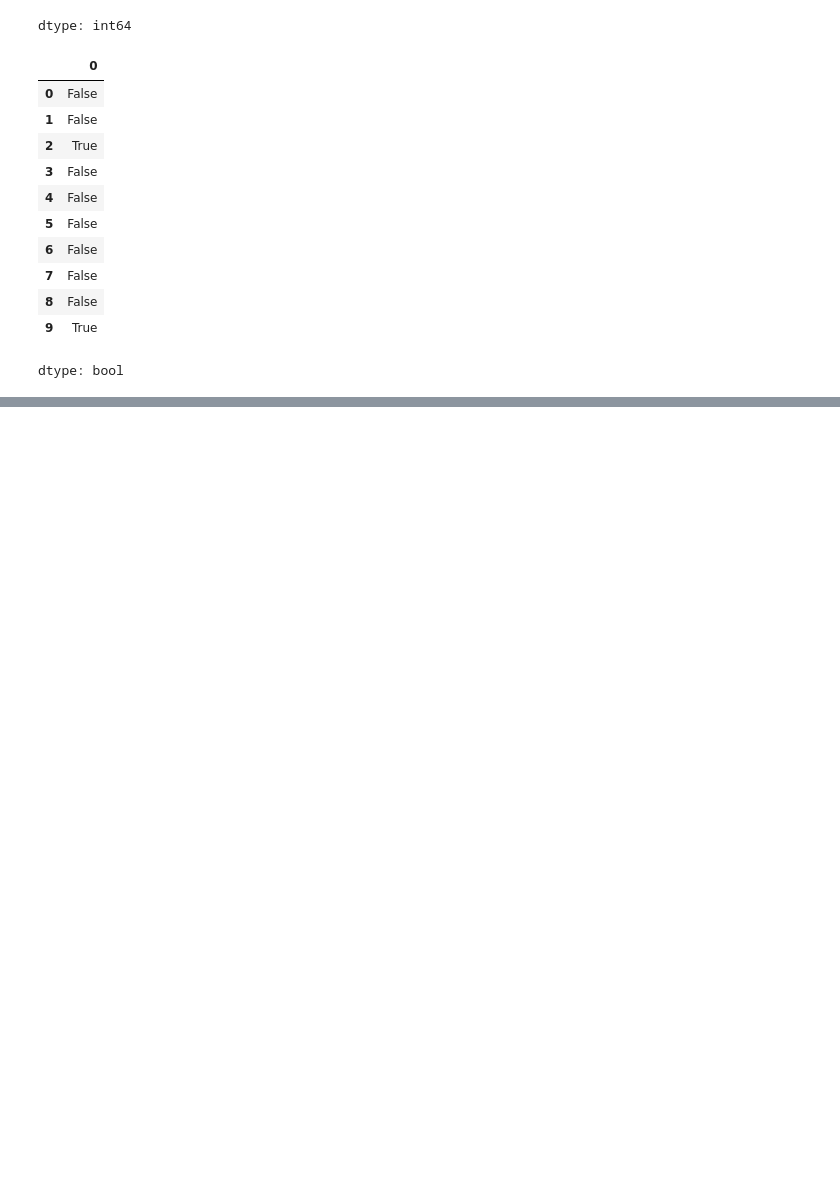
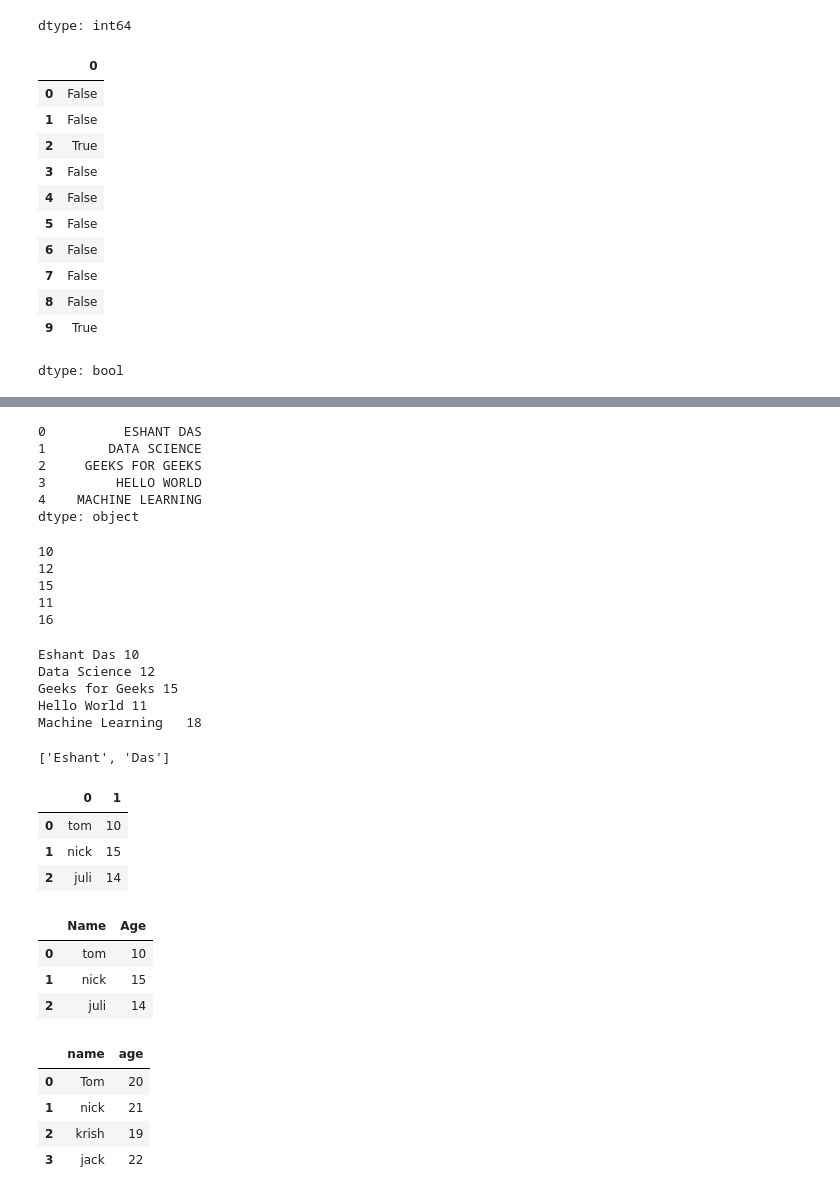
Before and after one commit to NarendarB0152/VignanUniversityWorkShop, a Jupyter notebook: Pandas/Pandas.ipynb, the cells around one changed output, grey strips where cells are left out. Saved outputs shown, nothing was run; the diff lists cells and outputs as text; code cells hidden in the pictures; blank space fills up the shorter version.

```diff
--- a/Pandas/Pandas.ipynb
+++ b/Pandas/Pandas.ipynb
@@ -170,0 +183,58 @@ dtype: bool
+# %%
+print(ser.str.upper())
+# %% [output]
+0          ESHANT DAS
+1        DATA SCIENCE
+2     GEEKS FOR GEEKS
+3         HELLO WORLD
+4    MACHINE LEARNING
+dtype: object
+# %%
+for i in ser:
+  print(len(i))
+# %% [output]
+10
+12
+15
+11
+16
+# %%
+ser = pd.Series(["Eshant Das" , "Data Science" , "Geeks for Geeks" , 'Hello World' , 'Machine Learning  '])
+
+for i in ser:
+    print(i , len(i))
+# %% [output]
+Eshant Das 10
+Data Science 12
+Geeks for Geeks 15
+Hello World 11
+Machine Learning   18
+# %%
+ser.str.split()[0]
+# %% [output]
+['Eshant', 'Das']
+# %%
+lst=[['tom',10],['nick',15],['juli',14]]
+pd.DataFrame(lst)
+# %% [output]
+|  | 0 | 1 |
+| 0 | tom | 10 |
+| 1 | nick | 15 |
+| 2 | juli | 14 |
+# %%
+lst=[['tom',10],['nick',15],['juli',14]]
+pd.DataFrame(lst,columns=['Name','Age'])
+# %% [output]
+|  | Name | Age |
+| 0 | tom | 10 |
+| 1 | nick | 15 |
+| 2 | juli | 14 |
+# %%
+data={'name':['Tom','nick','krish','jack'],'age':[20,21,19,22]}
+pd.DataFrame(data)
+# %% [output]
+|  | name | age |
+| 0 | Tom | 20 |
+| 1 | nick | 21 |
+| 2 | krish | 19 |
+| 3 | jack | 22 |
```
Also changed, not shown: parts of 2 cells of this notebook.
